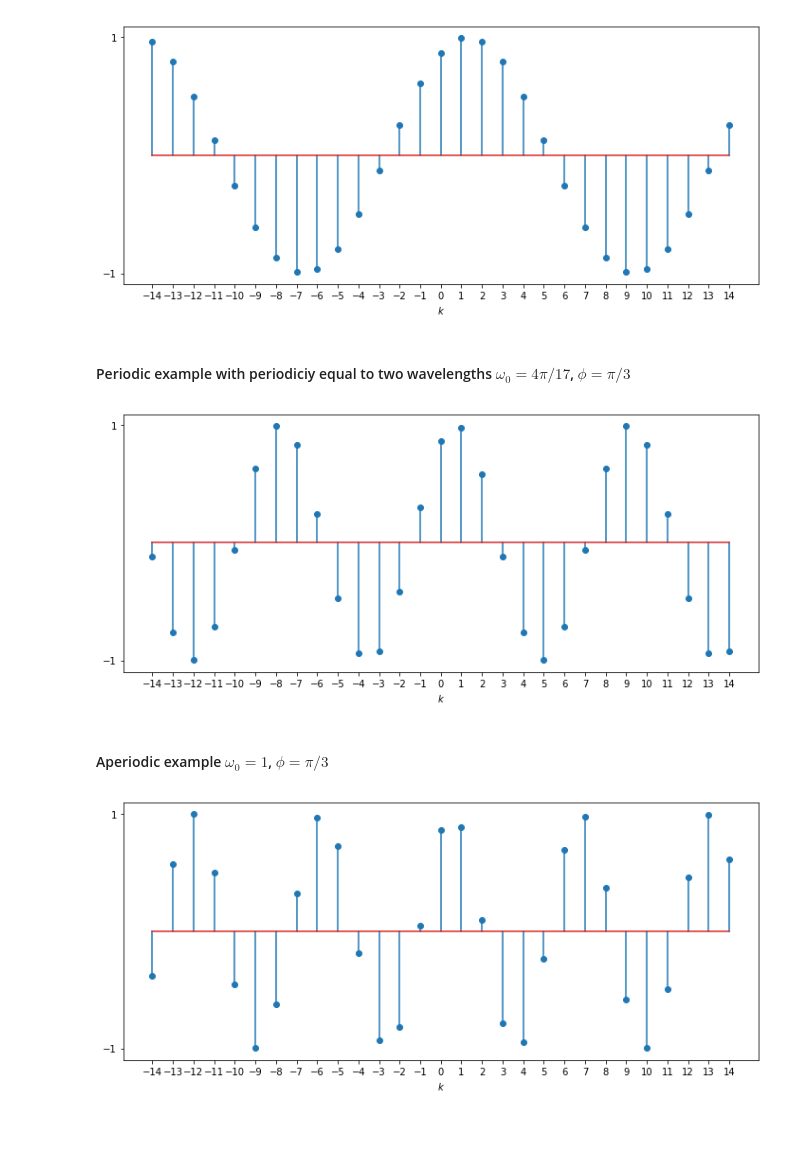
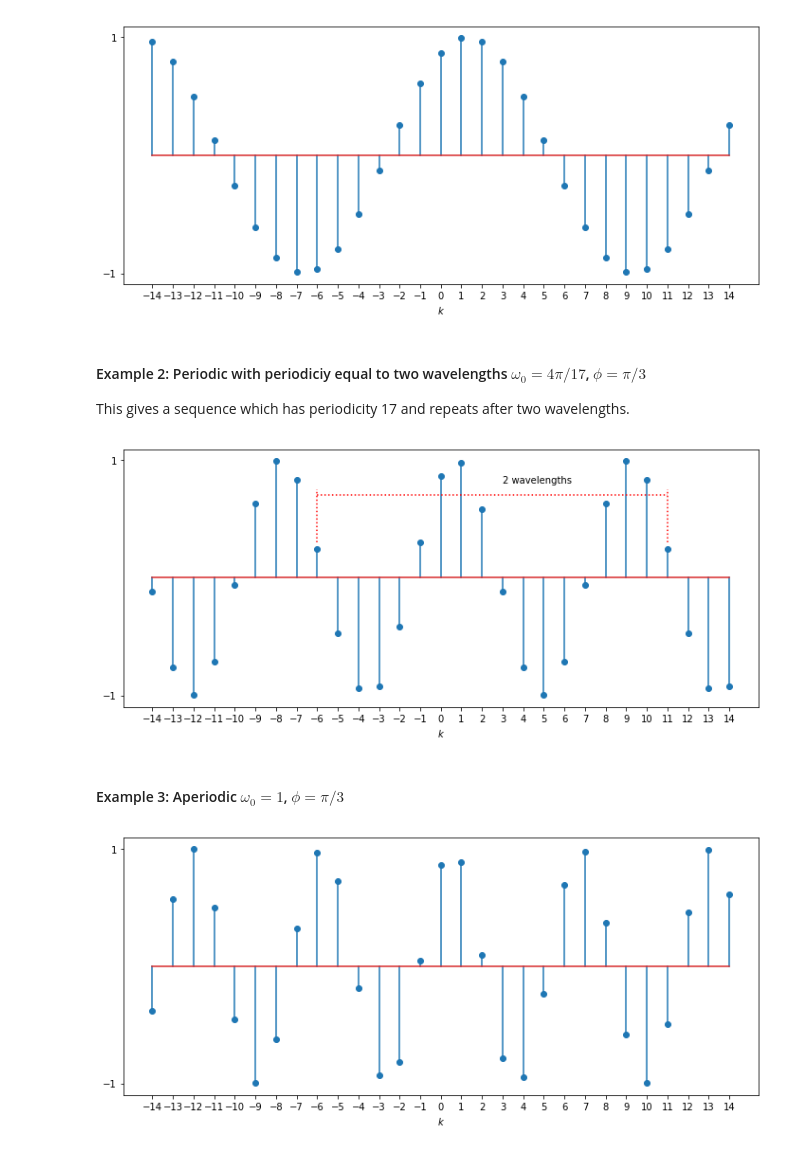
Before and after one commit to kjartan-at-tec/mr2007-computerized-control, a Jupyter notebook: discrete-time-systems/notebooks/Basic-dt-signals.ipynb, the cells around one changed output. Drawn from its saved outputs; the diff is of its cells as text; code cells hidden in the pictures.

```diff
--- a/discrete-time-systems/notebooks/Basic-dt-signals.ipynb
+++ b/discrete-time-systems/notebooks/Basic-dt-signals.ipynb
@@ -158,19 +172,24 @@ plt.ylabel('');
 # %% [output]
 [figure]
 # %% [markdown]
-#### Periodic example with periodiciy equal to two wavelengths $\omega_0 = 4\pi/17$, $\phi=\pi/3$
+#### Example 2: Periodic with periodiciy equal to two wavelengths $\omega_0 = 4\pi/17$, $\phi=\pi/3$
+This gives a sequence which has periodicity 17 and repeats after two wavelengths.
 # %%
-w0 = 4*np.pi/17; phi = np.pi/3
+N = 17; M = 2
+w0 = M*2*np.pi/N; phi = np.pi/3
 k = np.arange(-14,15)
 plt.figure(figsize=(12,5))
 plt.stem(k, np.sin(w0*k+phi))
+plt.plot([-6, -6], [0.3, 0.75], 'r:')
+plt.plot([-6+N, -6+N], [0.3, 0.75], 'r:')
+plt.plot([-6, -6+17], [0.7, 0.7], 'r:')
+plt.text(3, 0.8, '%d wavelengths' %M)
 plt.xticks(k); plt.yticks([-1,1])
-plt.xlabel('$k$')
-plt.ylabel('');
+plt.xlabel('$k$');
 # %% [output]
-[figure, old version]
+[figure, new version]
 # %% [markdown]
-#### Aperiodic example $\omega_0 = 1$, $\phi = \pi/3$
+#### Example 3: Aperiodic  $\omega_0 = 1$, $\phi = \pi/3$
 # %%
 w0 = 1
 phi = np.pi/3
```
Also changed, not shown: parts of 18 cells of this notebook.
